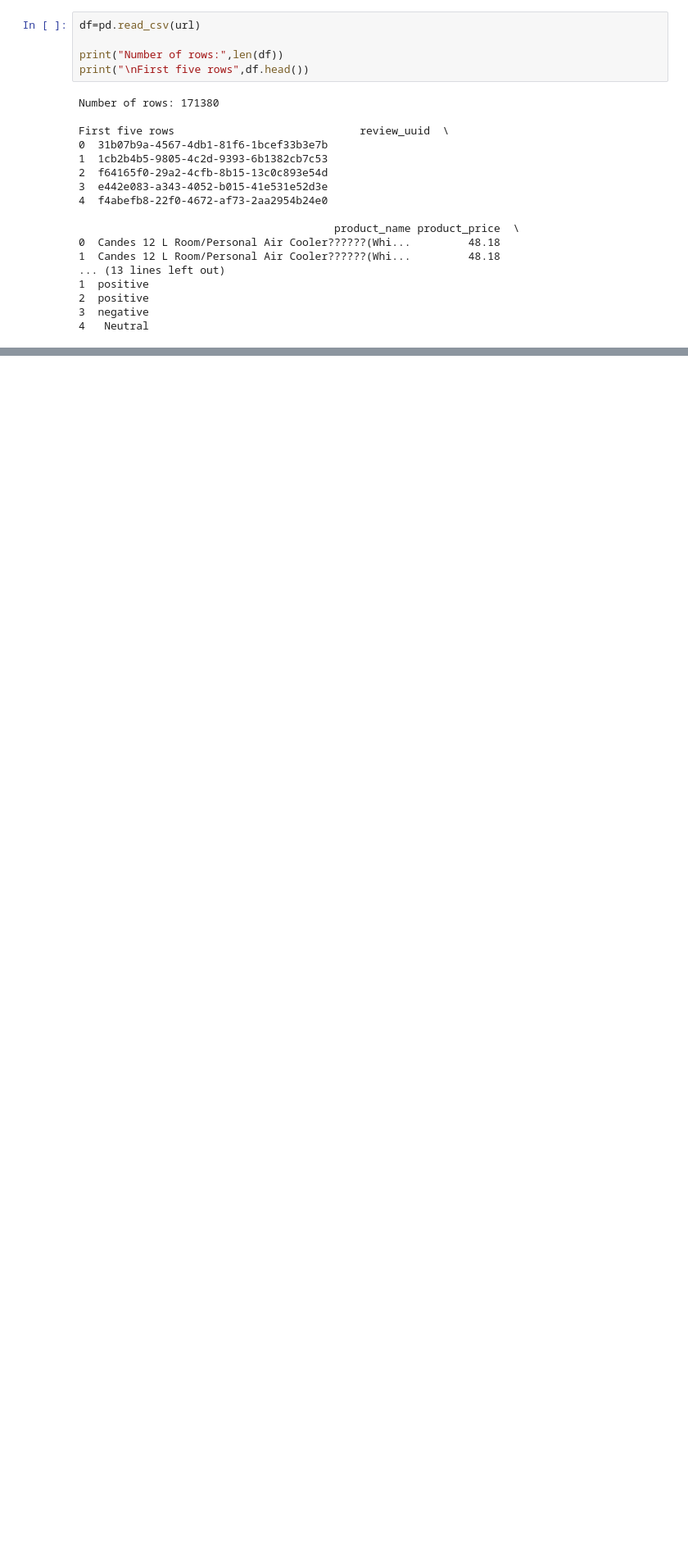
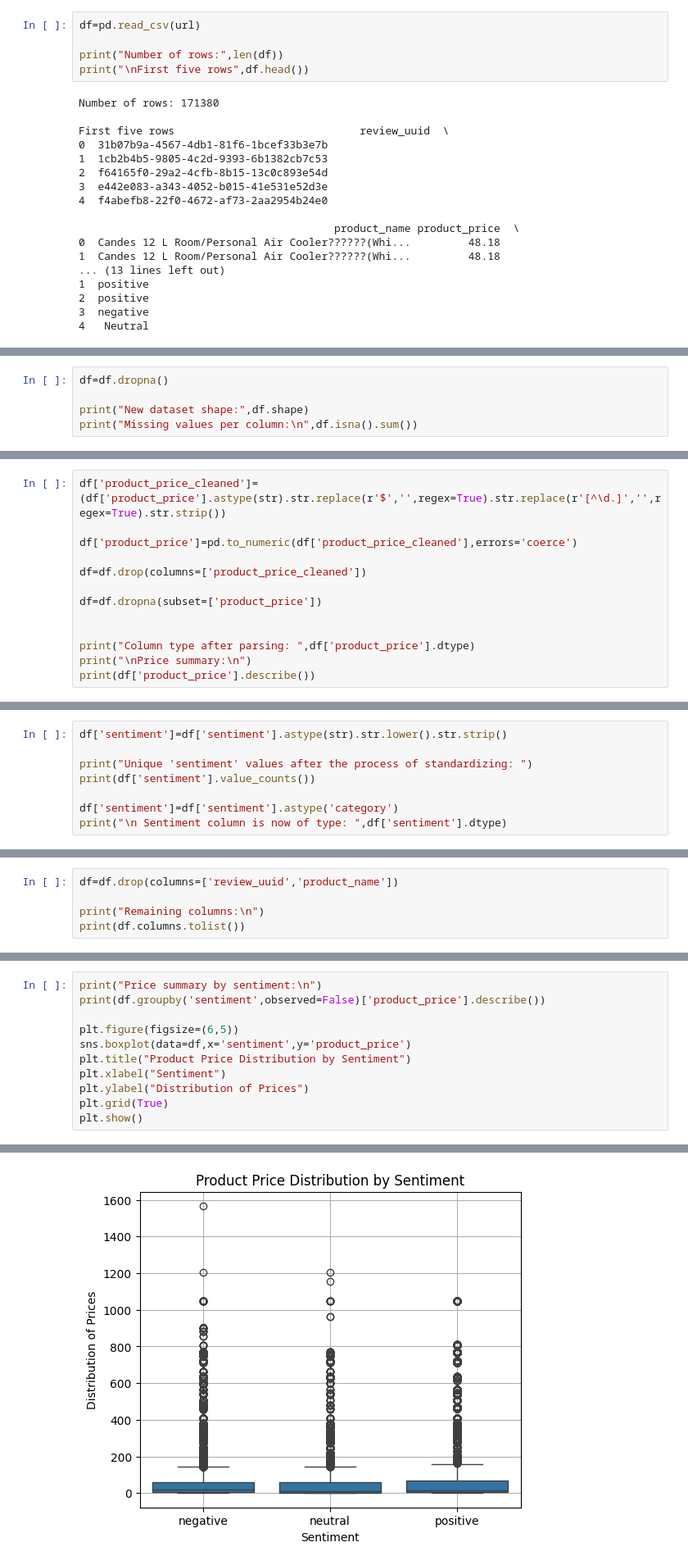
Before and after one commit to AnaP-997/product-review-project, a Jupyter notebook: notebook/product_review_analysis1.ipynb, the cells around one changed output, grey strips where cells are left out. Shown at 82% size. Drawn from its saved outputs; the diff is of its cells as text; blank space fills up the shorter version.

```diff
--- a/notebook/product_review_analysis1.ipynb
+++ b/notebook/product_review_analysis1.ipynb
@@ -30,0 +192,5 @@ First five rows                             review_uuid  \
+# %%
+df=df.dropna()
+
+print("New dataset shape:",df.shape)
+print("Missing values per column:\n",df.isna().sum())
@@ -30,0 +219,13 @@ First five rows                             review_uuid  \
+# %%
+df['product_price_cleaned']=(df['product_price'].astype(str).str.replace(r'$','',regex=True).str.replace(r'[^\d.]','',regex=True).str.strip())
+
+df['product_price']=pd.to_numeric(df['product_price_cleaned'],errors='coerce')
+
+df=df.drop(columns=['product_price_cleaned'])
+
+df=df.dropna(subset=['product_price'])
+
+
+print("Column type after parsing: ",df['product_price'].dtype)
+print("\nPrice summary:\n")
+print(df['product_price'].describe())
@@ -30,0 +253,8 @@ First five rows                             review_uuid  \
+# %%
+df['sentiment']=df['sentiment'].astype(str).str.lower().str.strip()
+
+print("Unique 'sentiment' values after the process of standardizing: ")
+print(df['sentiment'].value_counts())
+
+df['sentiment']=df['sentiment'].astype('category')
+print("\n Sentiment column is now of type: ",df['sentiment'].dtype)
@@ -30,0 +282,5 @@ First five rows                             review_uuid  \
+# %%
+df=df.drop(columns=['review_uuid','product_name'])
+
+print("Remaining columns:\n")
+print(df.columns.tolist())
@@ -30,0 +298,12 @@ First five rows                             review_uuid  \
+# %%
+print("Price summary by sentiment:\n")
+print(df.groupby('sentiment',observed=False)['product_price'].describe())
+
+plt.figure(figsize=(6,5))
+sns.boxplot(data=df,x='sentiment',y='product_price')
+plt.title("Product Price Distribution by Sentiment")
+plt.xlabel("Sentiment")
+plt.ylabel("Distribution of Prices")
+plt.grid(True)
+plt.show()
+# %% [output]
@@ -30,0 +317 @@ First five rows                             review_uuid  \
+[figure, added]
```
Also changed, not shown: parts of 27 cells of this notebook.
